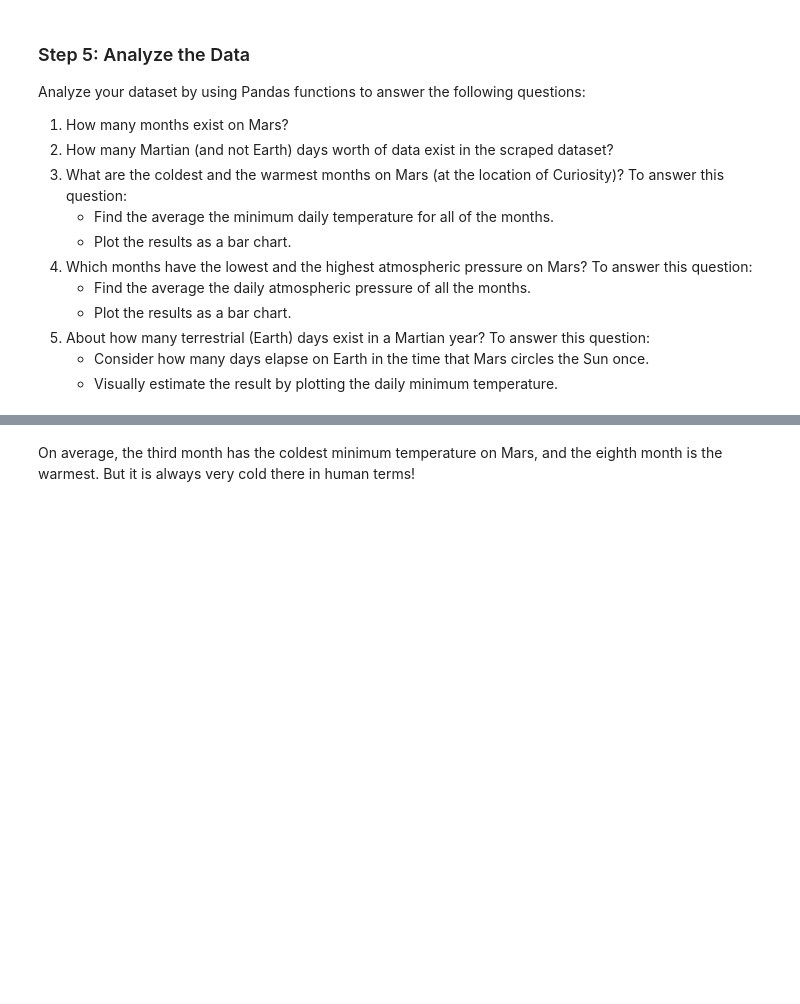
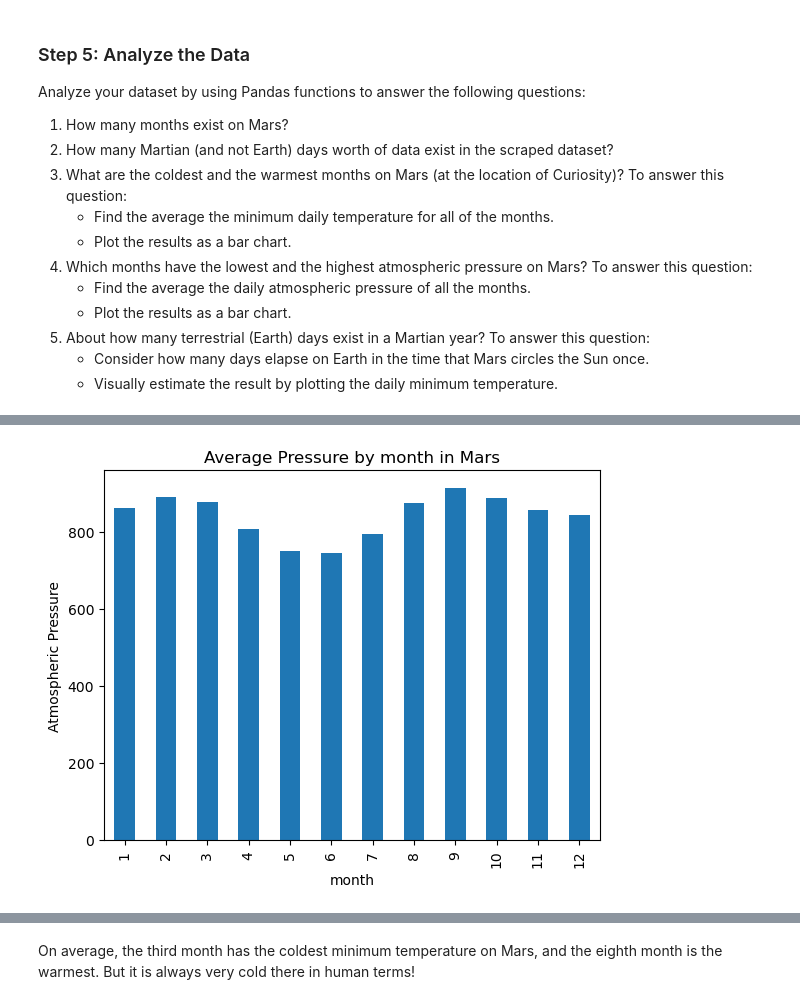
Before and after one commit to T800-101A/Scraping_Mars, a Jupyter notebook: part_2_mars_weather.ipynb, the cells around one changed output, grey strips where cells are left out. Saved outputs shown, nothing was run; the diff lists cells and outputs as text; code cells hidden in the pictures; blank space fills up the shorter version.

```diff
--- a/part_2_mars_weather.ipynb
+++ b/part_2_mars_weather.ipynb
@@ -211,2 +257,4 @@ Analyze your dataset by using Pandas functions to answer the following questions
 # %%
 # 4. Average pressure by Martian month
+mean_pressure = df.groupby(["month"])["pressure"].mean()
+mean_pressure
@@ -213,2 +276,6 @@ Analyze your dataset by using Pandas functions to answer the following questions
 # %%
 # Plot the average pressure by month
+mean_pressure.plot(kind="bar",title="Average Pressure by month in Mars", ylabel="Atmospheric Pressure")
+plt.show()
+# %% [output]
+[figure, added]
```
Also changed, not shown: parts of 17 cells of this notebook, 1 other file.
